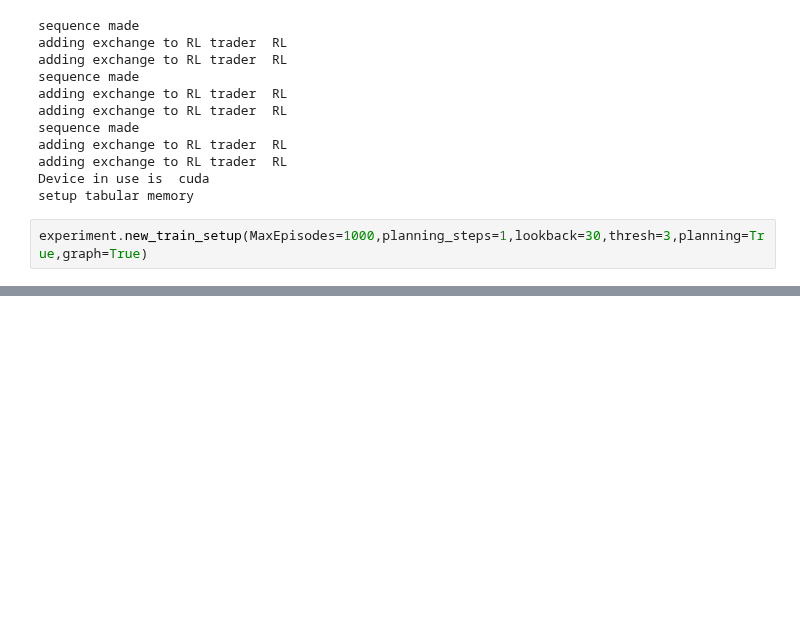
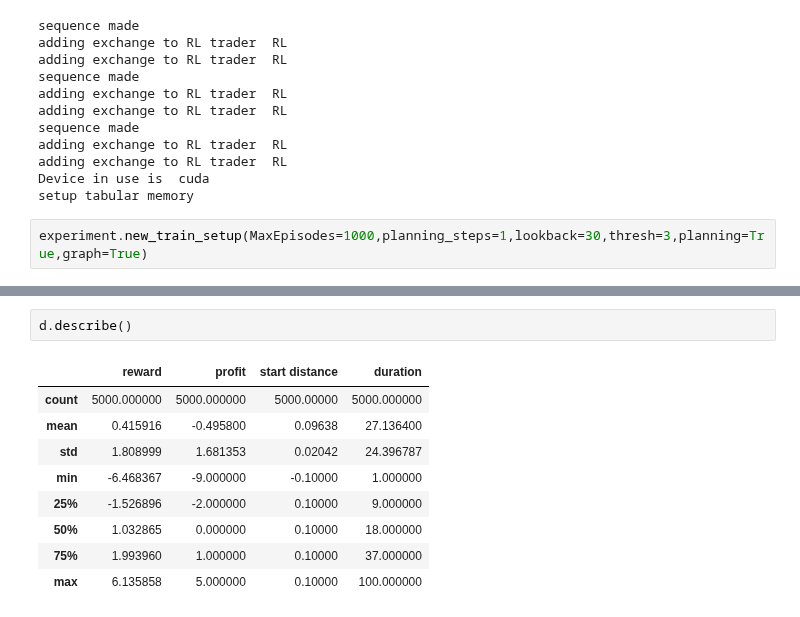
Before and after one commit to yetiminer/BUCLSE, a Jupyter notebook: Final Experiments/Experiment 1.ipynb, the cells around one changed output, grey strips where cells are left out. Saved outputs shown, nothing was run; the diff lists cells and outputs as text; blank space fills up the shorter version.

```diff
--- a/Final Experiments/Experiment 1.ipynb
+++ b/Final Experiments/Experiment 1.ipynb
@@ -200,0 +237,12 @@ Dyna-Q - EXP: 1 | Ep: 4881 | timestep: 20 | Ep_r:  -2.2266860406395845 Profit: -
+# %%
+d.describe()
+# %% [output]
+|  | reward | profit | start distance | duration |
+| count | 5000.000000 | 5000.000000 | 5000.00000 | 5000.000000 |
+| mean | 0.415916 | -0.495800 | 0.09638 | 27.136400 |
+| std | 1.808999 | 1.681353 | 0.02042 | 24.396787 |
+| min | -6.468367 | -9.000000 | -0.10000 | 1.000000 |
+| 25% | -1.526896 | -2.000000 | 0.10000 | 9.000000 |
+| 50% | 1.032865 | 0.000000 | 0.10000 | 18.000000 |
+| 75% | 1.993960 | 1.000000 | 0.10000 | 37.000000 |
+| max | 6.135858 | 5.000000 | 0.10000 | 100.000000 |
```
Also changed, not shown: parts of 9 cells of this notebook, 5 other files.
